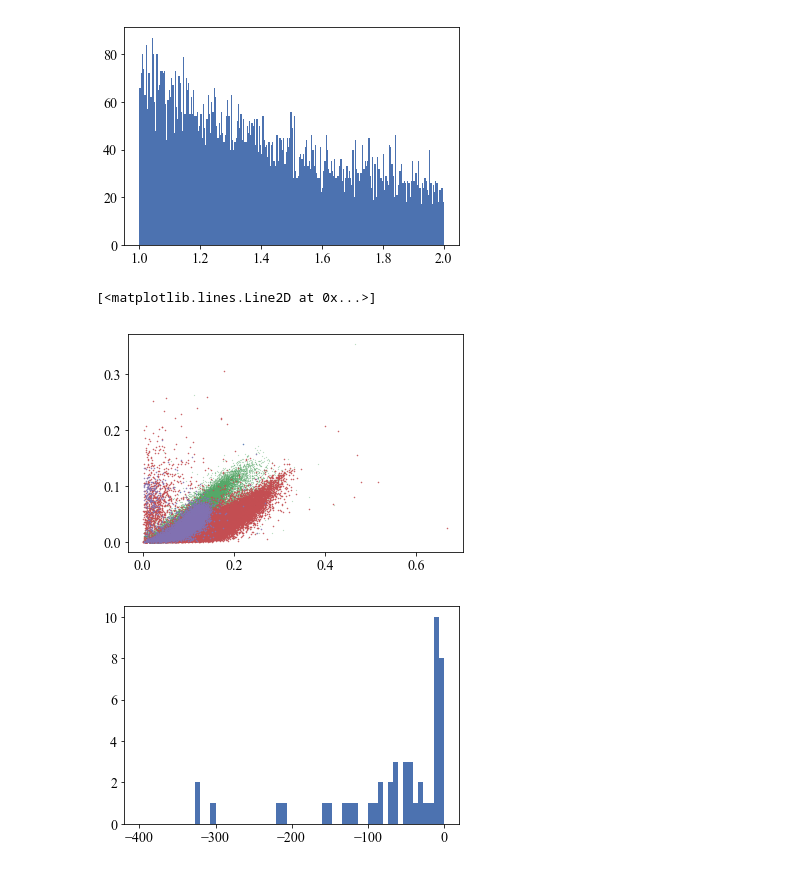
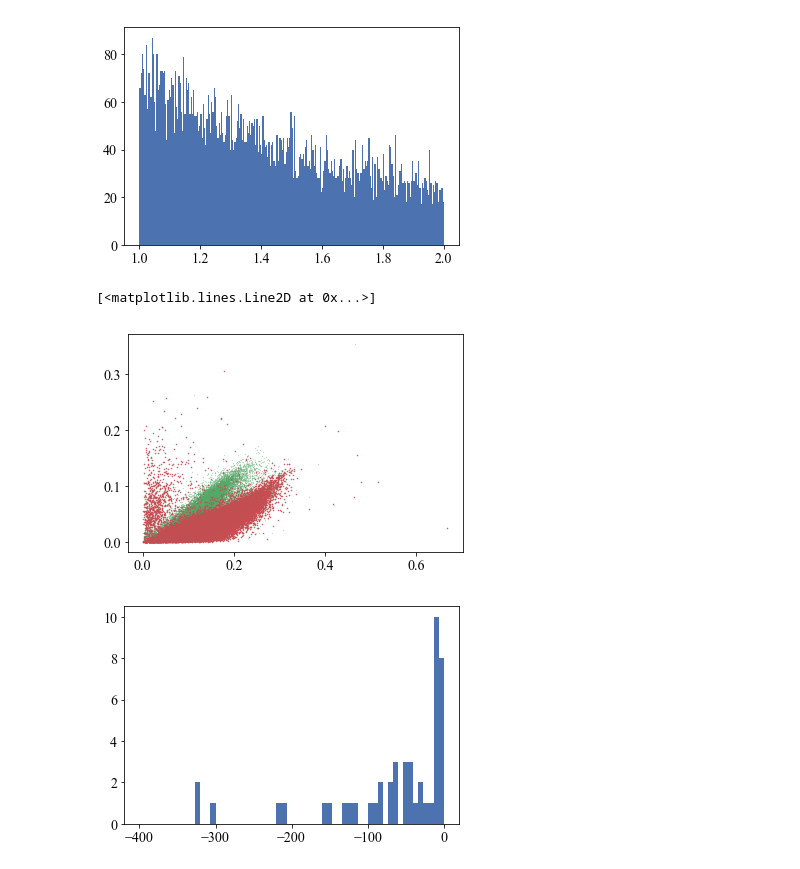
Before and after one commit to thomasmolnar/virac_classifier, a Jupyter notebook: test_notebooks/var_cat.ipynb, the cells around one changed output. Cells and saved outputs as stored; diff of their text form; code cells hidden in the pictures.

```diff
--- a/test_notebooks/var_cat.ipynb
+++ b/test_notebooks/var_cat.ipynb
@@ -44,16 +44,16 @@ plt.hist(v['lsq_period'][v['log10_fap']<-40],range=[1.,2.],bins=250);
 # %%
 plt.plot(v['amp_double_1'][(v['var_class']=='Ell')&(v['log10_fap']<-10)&(v['significant_second_minimum'])],
          v['amp_double_3'][(v['var_class']=='Ell')&(v['log10_fap']<-10)&(v['significant_second_minimum'])],'.',ms=1)
 
 plt.plot(v['amp_double_1'][(v['var_class']=='EA/EB')&(v['log10_fap']<-10)&(v['significant_second_minimum'])],
          v['amp_double_3'][(v['var_class']=='EA/EB')&(v['log10_fap']<-10)&(v['significant_second_minimum'])],'.',ms=0.3)
 plt.plot(v['amp_double_1'][(v['var_class']=='EW')&(v['log10_fap']<-10)],
          v['amp_double_3'][(v['var_class']=='EW')&(v['log10_fap']<-10)],'.',ms=1)
-plt.plot(v['amp_double_1'][(v['var_class']=='RRab')&(v['log10_fap']<-10)],
-         v['amp_double_3'][(v['var_class']=='RRab')&(v['log10_fap']<-10)],'.',ms=1)
+# plt.plot(v['amp_double_1'][(v['var_class']=='RRab')&(v['log10_fap']<-10)],
+#          v['amp_double_3'][(v['var_class']=='RRab')&(v['log10_fap']<-10)],'.',ms=1)
 # %% [output]
 [<matplotlib.lines.Line2D at 0x...>]
-[figure, old version]
+[figure, new version]
 # %%
 from fine_classif.feat_extract.extract_feats import construct_final_df
 # %%
```
Also changed, not shown: 21 other files.
